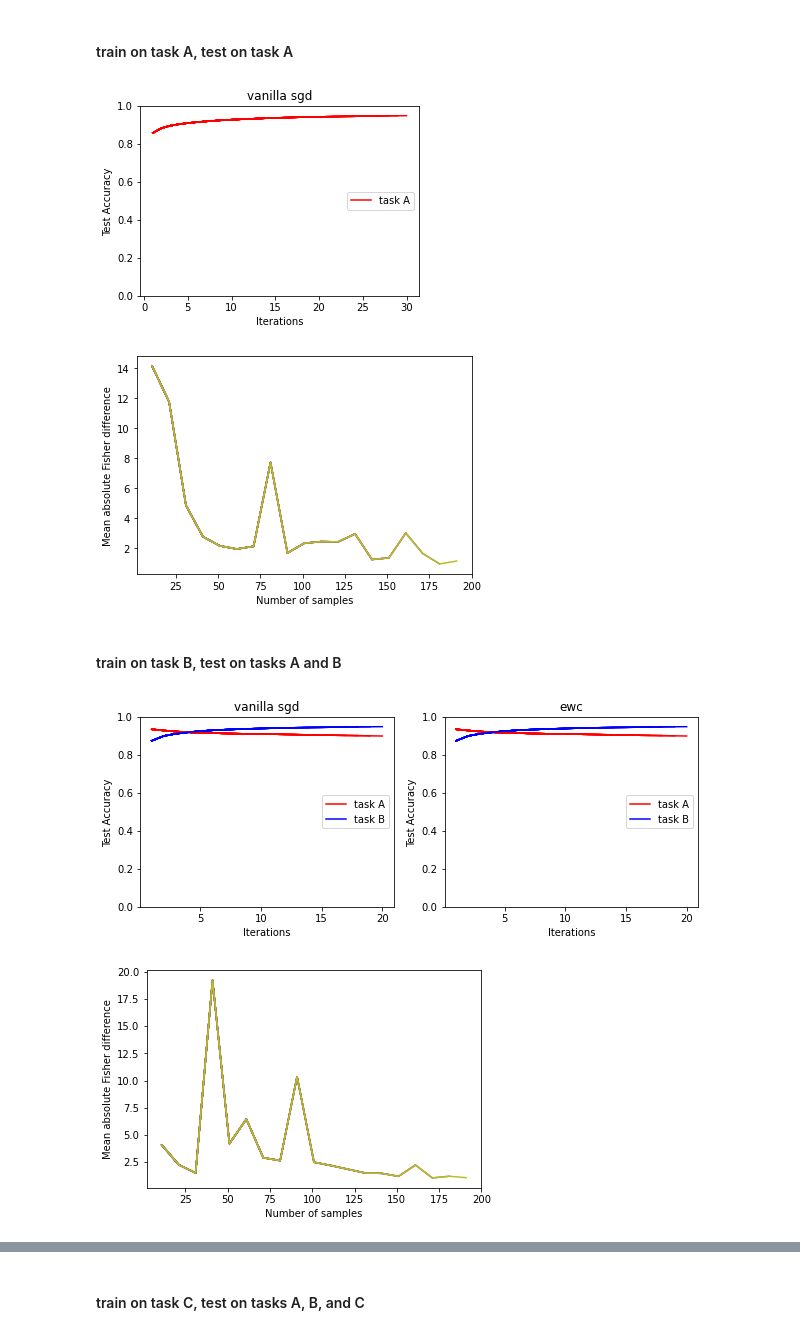
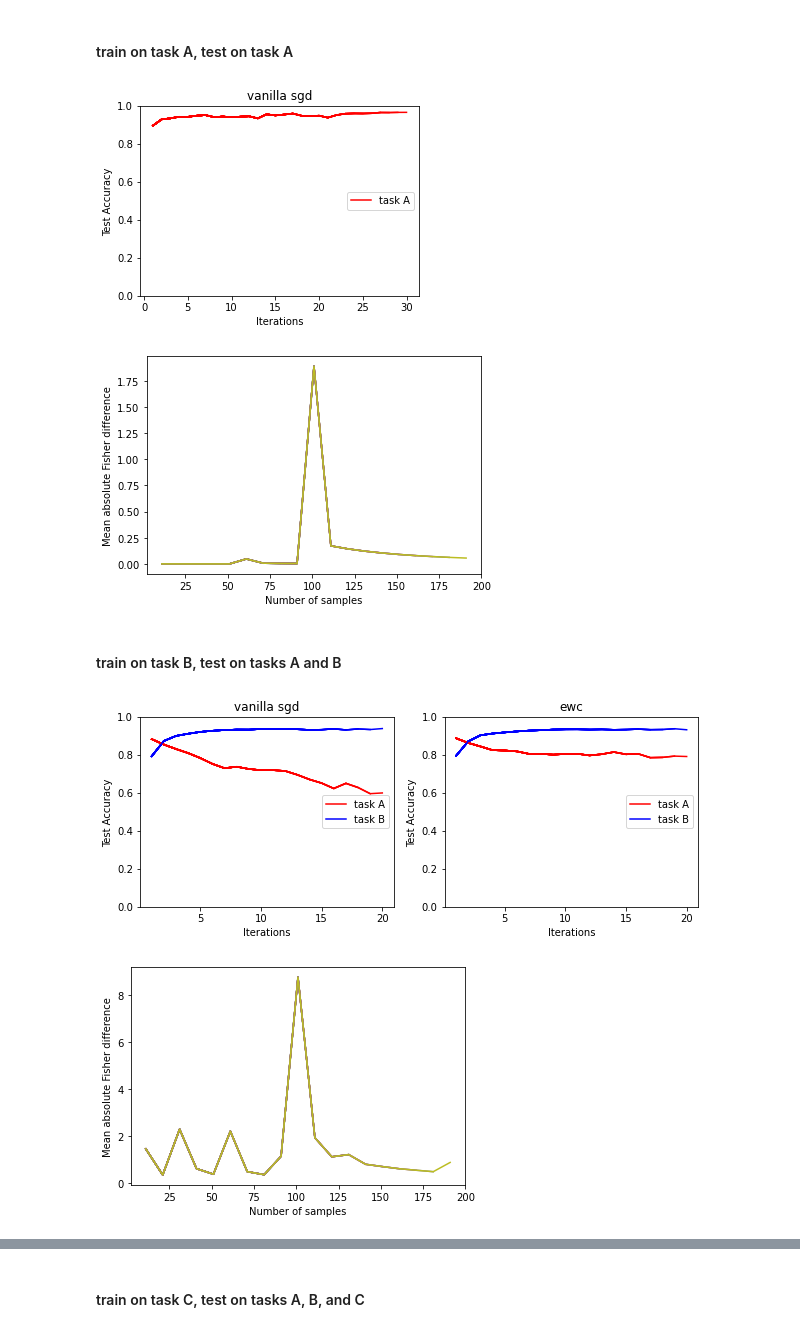
Before and after one commit to yuniteh/overcoming-catastrophic, a Jupyter notebook: experiment_tf2.ipynb, the cells around one changed output, grey strips where cells are left out. Drawn from its saved outputs; the diff is of its cells as text; code cells hidden in the pictures.

```diff
--- a/experiment_tf2.ipynb
+++ b/experiment_tf2.ipynb
@@ -61,7 +61,7 @@ def plot_test_acc(plot_handles):
     display.clear_output(wait=True)
 
 # train/compare vanilla sgd and ewc
-def train_task(model, num_iter, disp_freq, x_train, y_train, x_test, y_test, x, y_, lams=[0]):
+def train_task(model, num_iter, disp_freq, x_train, y_train, x_test, y_test, lams=[0]):
     for l in range(len(lams)):
         # lams[l] sets weight on old task(s)
         model.restore() # reassign optimal weights from previous training session
@@ -74,9 +74,8 @@ def train_task(model, num_iter, disp_freq, x_train, y_train, x_test, y_test, x,
         for task in range(len(x_test)):
             test_accs.append(np.zeros(int(num_iter/disp_freq)))
         train_ewc = get_train_ewc()
-        optimizer = tf.keras.optimizers.SGD(learning_rate=0.001)
+        optimizer = tf.keras.optimizers.Adam(learning_rate=0.01)
         train_loss = tf.keras.metrics.Mean(name='train_loss')
-        train_loss2 = tf.keras.metrics.Mean(name='train_loss2')
         train_accuracy = tf.keras.metrics.CategoricalAccuracy(name='train_accuracy')
         ds = tf.data.Dataset.from_tensor_slices((x_train, y_train)).shuffle(x_train.shape[0],reshuffle_each_iteration=True).batch(100)
         # train on current task
@@ -96,18 +95,16 @@ def train_task(model, num_iter, disp_freq, x_train, y_train, x_test, y_test, x,
             # # model.train_step.run(feed_dict={x: batch[0], y_: batch[1]})
             #     model.train_step.run(feed_dict={x: x_in, y_: y_in})
             # for x_in, y_in in ds:
-                train_ewc(x_in, y_in, model, optimizer, train_loss, train_loss2, train_accuracy, lam=lams[l])
+                train_ewc(x_in, y_in, model, optimizer, train_loss, train_accuracy, lam=lams[l])
 
-            print(train_loss.result())
-            if lams[l] != 0:
-                print(train_loss2.result())
+            # print(train_loss.result())
             if iter % disp_freq == 0:
                 plt.subplot(1, len(lams), l+1)
                 plots = []
                 colors = ['r', 'b', 'g']
                 for task in range(len(x_test)):
                     # feed_dict={x: testsets[task].test.images, y_: testsets[task].test.labels}
-                    feed_dict={x: x_test[task], y_: y_test[task]}
+                    # feed_dict={x: x_test[task], y_: y_test[task]}
                     test_accs[task][int(iter/disp_freq)] = model.acc(x=x_test[task], y = y_test[task])
                     # test_accs[task][int(iter/disp_freq)] = model.accuracy.eval(feed_dict=feed_dict)
                     c = chr(ord('A') + task)
@@ -134,11 +122,11 @@ model = Model() # simple 2-layer network
 # %% [markdown]
 #### train on task A, test on task A
 # %%
-train_task(model, 30, 1, x_train,y_train, [x_train],[y_train],2,2 , lams=[0])
+train_task(model, 30, 1, x_train,y_train, [x_train],[y_train], lams=[0])
 # %% [output]
-[figure, old version]
+[figure, new version]
 # %%
 # Fisher information
-model.compute_fisher(x_train, sess, num_samples=200, plot_diffs=True) # use validation set for Fisher computation
+model.compute_fisher(x_train, num_samples=200, plot_diffs=True) # use validation set for Fisher computation
 # %% [output]
-[figure, old version]
+[figure, new version]
@@ -163,11 +140,11 @@ mnist2 = permute_mnist(x_train)
 model.star()
 # %%
 # training 2nd task
-train_task(model, 20, 1, mnist2,y_train, [x_train, mnist2], [y_train,y_train],2, 2, lams=[0,15])
+train_task(model, 20, 1, mnist2,y_train, [x_train, mnist2], [y_train,y_train], lams=[0,15])
 # %% [output]
-[figure, old version]
+[figure, new version]
 # %%
 # Fisher information for 2nd task
-model.compute_fisher(mnist2, sess, num_samples=200, plot_diffs=True)
+model.compute_fisher(mnist2, num_samples=200, plot_diffs=True)
 # %% [output]
-[figure, old version]
+[figure, new version]
```
Also changed, not shown: parts of 9 cells of this notebook, 2 other files.
